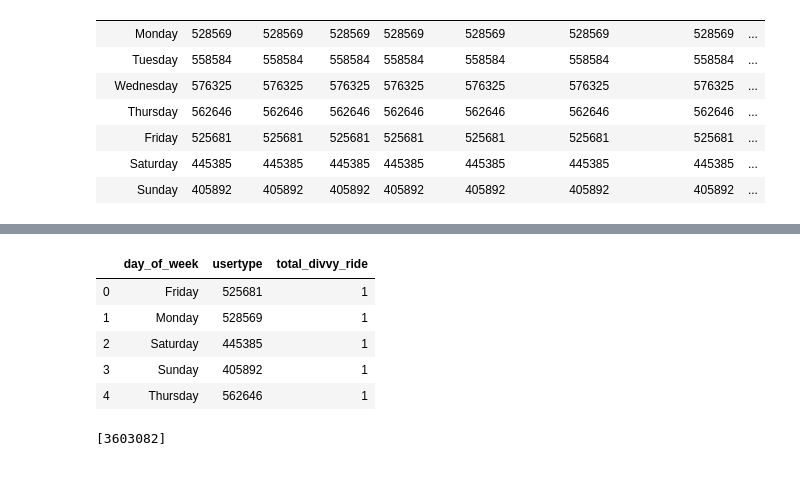
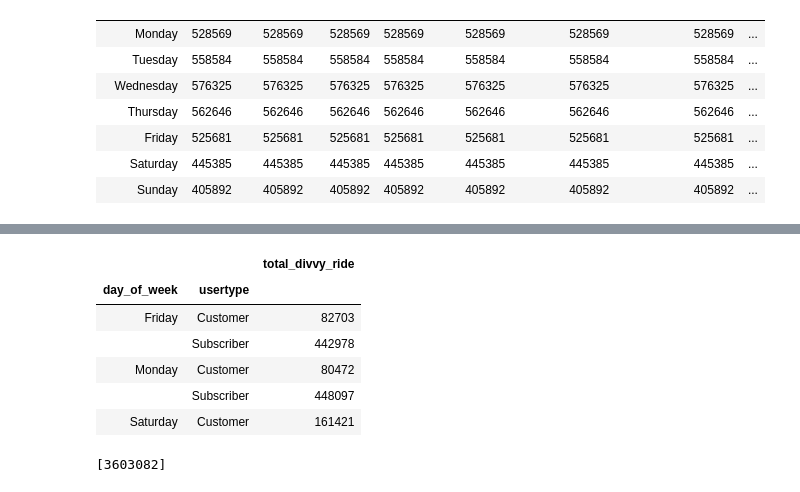
Before and after one commit to AlejandraRosa/Divvy_Project, a Jupyter notebook: Divvy_main.ipynb, the cells around one changed output, grey strips where cells are left out. Saved outputs shown, nothing was run; the diff lists cells and outputs as text; code cells hidden in the pictures.

```diff
--- a/Divvy_main.ipynb
+++ b/Divvy_main.ipynb
@@ -225,3 +195,6 @@ divvy_weekday.head(7)
 | Thursday | 562646 | 562646 | 562646 | 562646 | 562646 | 562646 | 562646 | ... |
 | Tuesday | 558584 | 558584 | 558584 | 558584 | 558584 | 558584 | 558584 | ... |
 | Wednesday | 576325 | 576325 | 576325 | 576325 | 576325 | 576325 | 576325 | ... |
+# %%
+divvy_weekday_usertype = divvy_day.groupby(['day_of_week',"usertype"]).count()
+divvy_weekday_usertype.head(7)
@@ -241,11 +243,13 @@ divvy_reorg
 # %%
-week_to_pivot = pd.DataFrame(divvy_reorg.groupby(["day_of_week","usertype"])["trip_id"].count().reset_index())
+week_to_pivot = pd.DataFrame(divvy_weekday_usertype)
 week_to_pivot.rename(columns={'trip_id':'total_divvy_ride'}, inplace=True)
-week_to_pivot.head()
+week_to_pivot_final = week_to_pivot[['total_divvy_ride']]
+week_to_pivot_final.head(5)
 # %% [output]
-|  | day_of_week | usertype | total_divvy_ride |
-| 0 | Friday | 525681 | 1 |
-| 1 | Monday | 528569 | 1 |
-| 2 | Saturday | 445385 | 1 |
-| 3 | Sunday | 405892 | 1 |
-| 4 | Thursday | 562646 | 1 |
+|  |  | total_divvy_ride |
+| day_of_week | usertype |  |
+| Friday | Customer | 82703 |
+|  | Subscriber | 442978 |
+| Monday | Customer | 80472 |
+|  | Subscriber | 448097 |
+| Saturday | Customer | 161421 |
```
Also changed, not shown: parts of 12 cells of this notebook.
